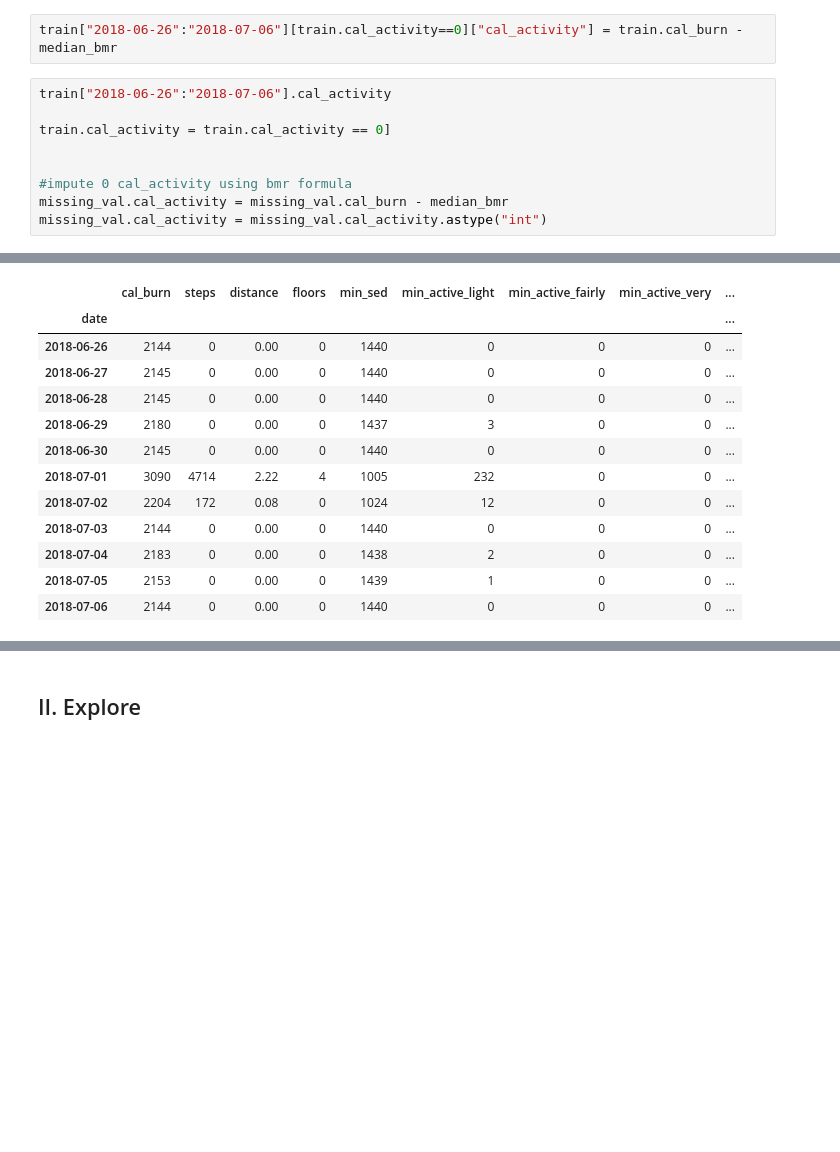
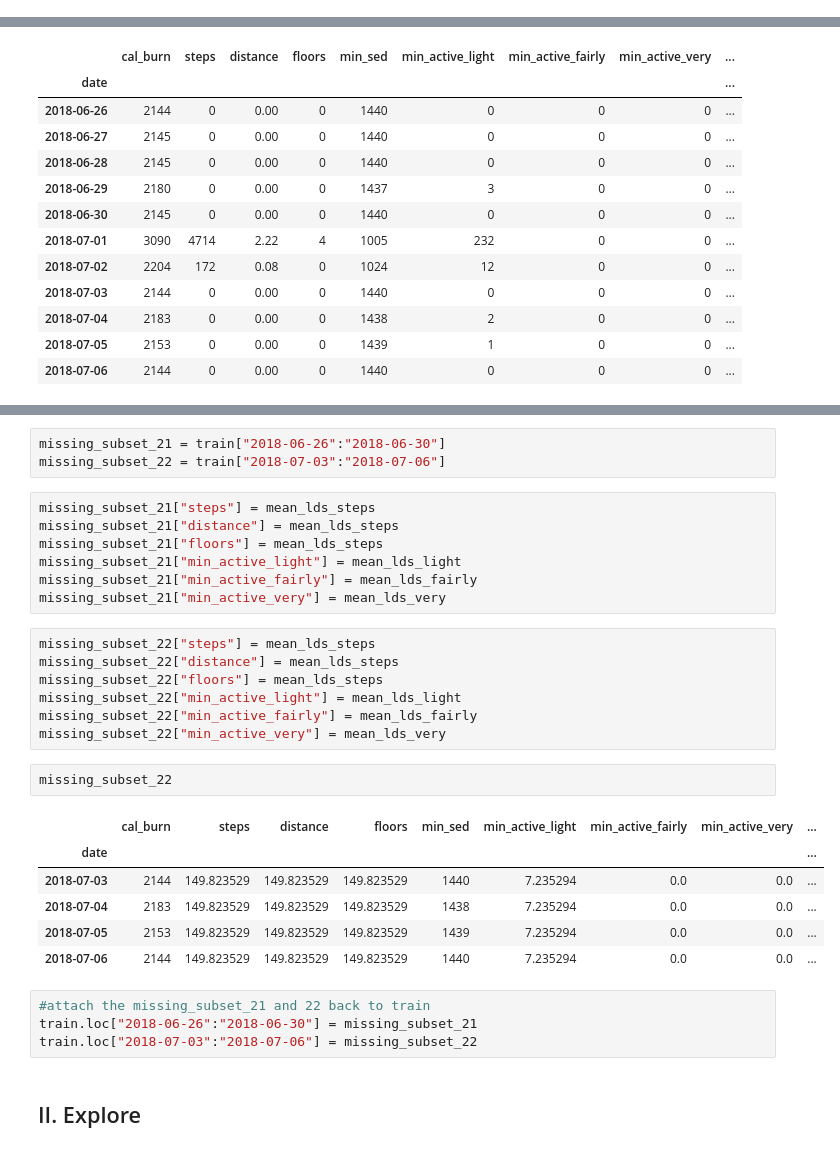
Before and after one commit to BlancoRD/Fitbit-Time-Series, a Jupyter notebook: setup.ipynb, the cells around one changed output, grey strips where cells are left out. Saved outputs shown, nothing was run; the diff lists cells and outputs as text; blank space fills up the shorter version.

```diff
--- a/setup.ipynb
+++ b/setup.ipynb
@@ -236,11 +213,0 @@ missing_subset
-# %%
-train["2018-06-26":"2018-07-06"][train.cal_activity==0]["cal_activity"] = train.cal_burn - median_bmr
-# %%
-train["2018-06-26":"2018-07-06"].cal_activity
-
-train.cal_activity = train.cal_activity == 0]
-
-
-#impute 0 cal_activity using bmr formula
-missing_val.cal_activity = missing_val.cal_burn - median_bmr
-missing_val.cal_activity = missing_val.cal_activity.astype("int")
@@ -351,3 +266,33 @@ Yes seasonality.
+# %%
+missing_subset_21 = train["2018-06-26":"2018-06-30"]
+missing_subset_22 = train["2018-07-03":"2018-07-06"]
+# %%
+missing_subset_21["steps"] = mean_lds_steps
+missing_subset_21["distance"] = mean_lds_steps
+missing_subset_21["floors"] = mean_lds_steps
+missing_subset_21["min_active_light"] = mean_lds_light
+missing_subset_21["min_active_fairly"] = mean_lds_fairly
+missing_subset_21["min_active_very"] = mean_lds_very
+# %%
+missing_subset_22["steps"] = mean_lds_steps
+missing_subset_22["distance"] = mean_lds_steps
+missing_subset_22["floors"] = mean_lds_steps
+missing_subset_22["min_active_light"] = mean_lds_light
+missing_subset_22["min_active_fairly"] = mean_lds_fairly
+missing_subset_22["min_active_very"] = mean_lds_very
+# %%
+missing_subset_22
+# %% [output]
+|  | cal_burn | steps | distance | floors | min_sed | min_active_light | min_active_fairly | min_active_very | ... |
+| date |  |  |  |  |  |  |  |  | ... |
+| 2018-07-03 | 2144 | 149.823529 | 149.823529 | 149.823529 | 1440 | 7.235294 | 0.0 | 0.0 | ... |
+| 2018-07-04 | 2183 | 149.823529 | 149.823529 | 149.823529 | 1438 | 7.235294 | 0.0 | 0.0 | ... |
+| 2018-07-05 | 2153 | 149.823529 | 149.823529 | 149.823529 | 1439 | 7.235294 | 0.0 | 0.0 | ... |
+| 2018-07-06 | 2144 | 149.823529 | 149.823529 | 149.823529 | 1440 | 7.235294 | 0.0 | 0.0 | ... |
+# %%
+#attach the missing_subset_21 and 22 back to train
+train.loc["2018-06-26":"2018-06-30"] = missing_subset_21
+train.loc["2018-07-03":"2018-07-06"] = missing_subset_22
 # %% [markdown]
 ## II. Explore
 # %% [markdown]
```
Also changed, not shown: parts of 29 cells of this notebook.
